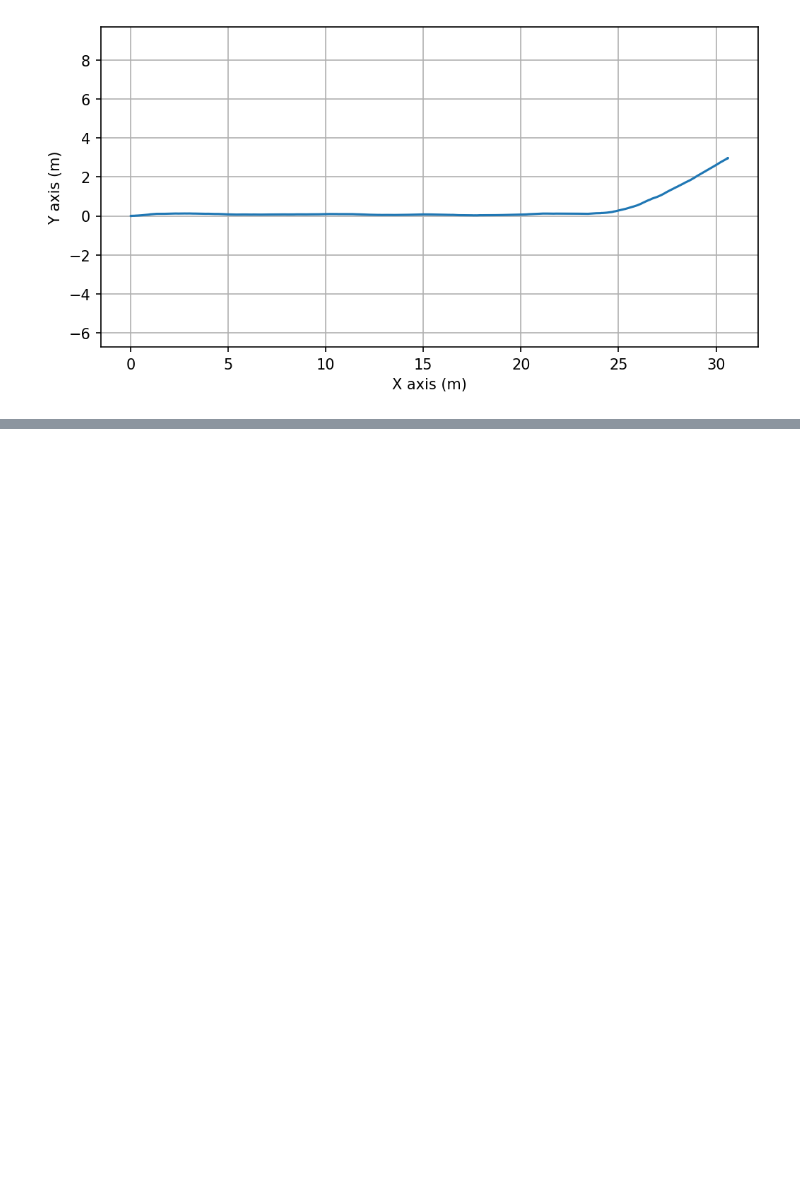
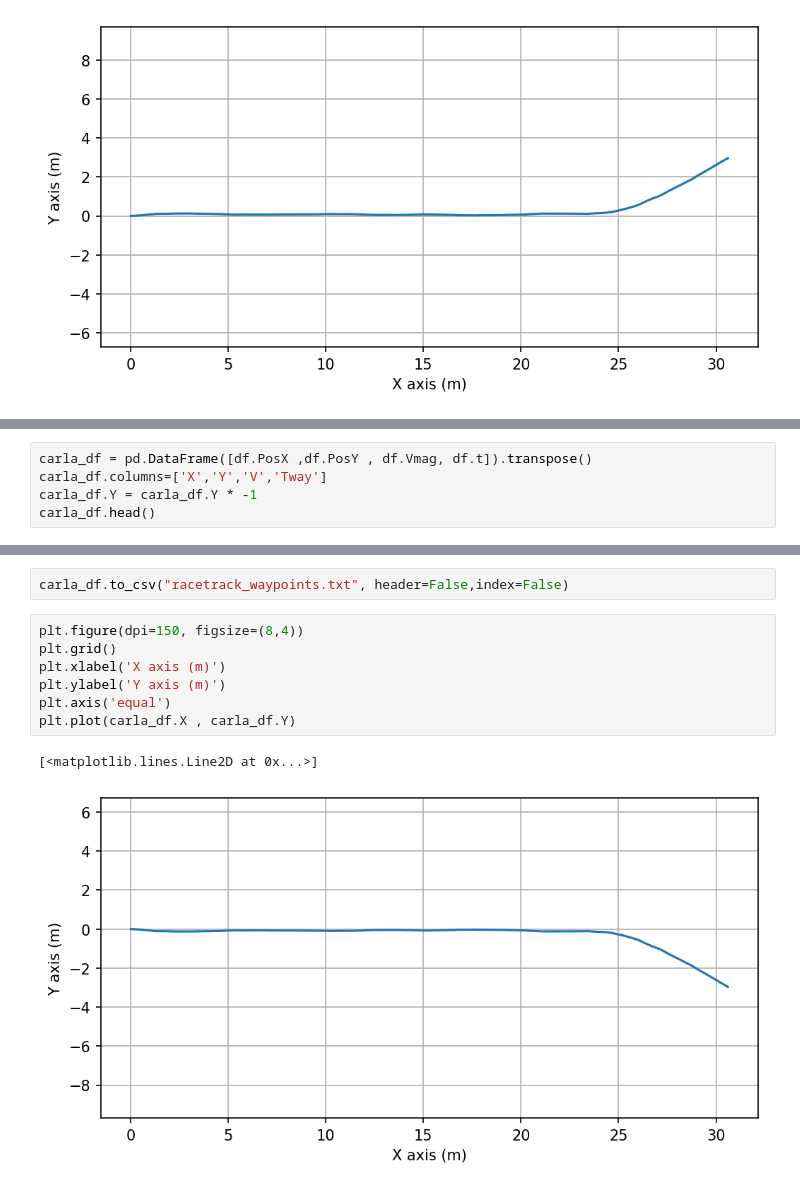
Before and after one commit to mfkiwl/IMU-Velcoity-Position, a Jupyter notebook: wayPointsGenration.ipynb, the cells around one changed output, grey strips where cells are left out. Saved outputs shown, nothing was run; the diff lists cells and outputs as text; blank space fills up the shorter version.

Commit message:
waypoints for carla
calculate the average speed
sample reduction for the wyapoints

```diff
--- a/wayPointsGenration.ipynb
+++ b/wayPointsGenration.ipynb
@@ -97,0 +107,5 @@ plt.plot(df.PosX , df.PosY)
+# %%
+carla_df = pd.DataFrame([df.PosX ,df.PosY , df.Vmag, df.t]).transpose()
+carla_df.columns=['X','Y','V','Tway']
+carla_df.Y = carla_df.Y * -1
+carla_df.head()
@@ -97,0 +119,12 @@ plt.plot(df.PosX , df.PosY)
+# %%
+carla_df.to_csv("racetrack_waypoints.txt", header=False,index=False)
+# %%
+plt.figure(dpi=150, figsize=(8,4))
+plt.grid()
+plt.xlabel('X axis (m)')
+plt.ylabel('Y axis (m)')
+plt.axis('equal')
+plt.plot(carla_df.X , carla_df.Y)
+# %% [output]
+[<matplotlib.lines.Line2D at 0x...>]
+[figure, added]
```
Also changed, not shown: parts of 17 cells of this notebook.
